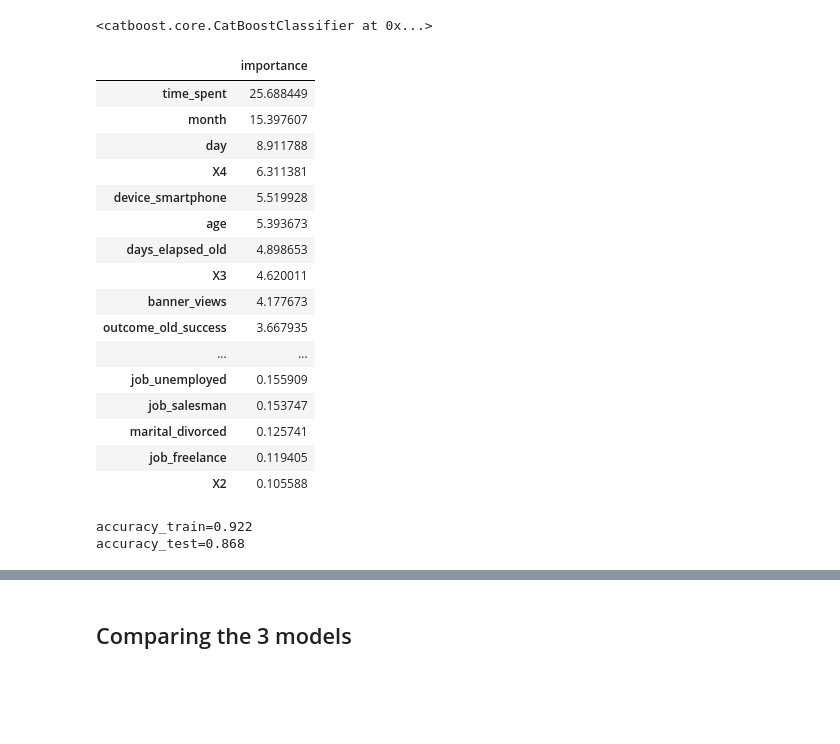
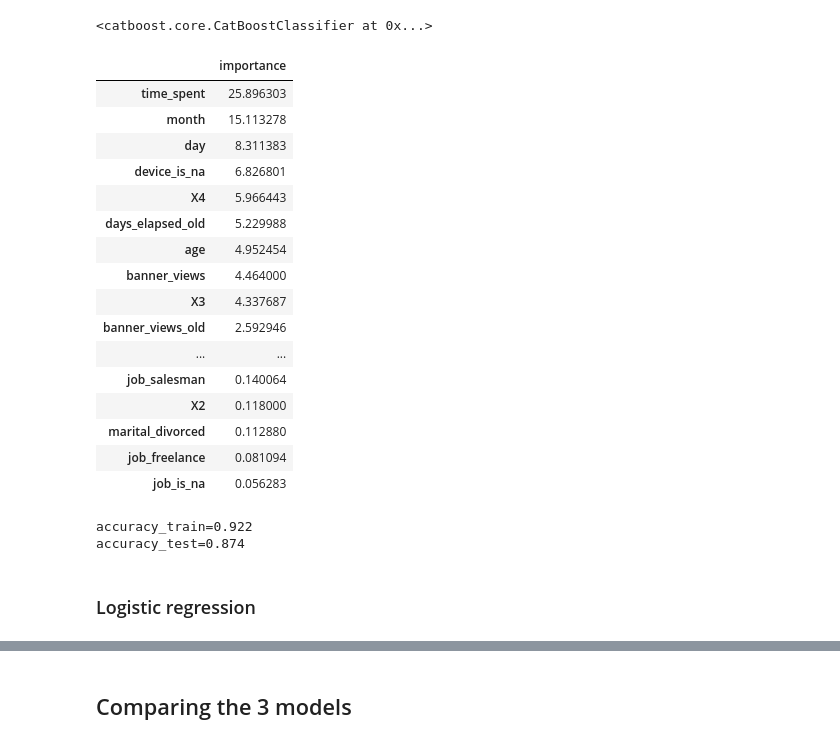
Before and after one commit to GuthHannes/ML_project, a Jupyter notebook: Project ML.ipynb, the cells around one changed output, grey strips where cells are left out. Drawn from its saved outputs; the diff is of its cells as text; code cells hidden in the pictures; blank space fills up the shorter version.

Commit message:
implemented ensemble of models

```diff
--- a/Project ML.ipynb
+++ b/Project ML.ipynb
@@ -120,7 +120,7 @@ def encode_categorical_features(
                     drop=True)
             else:
                 full_data = data
-            pred, na_index = predict_na(
+            pred, na_index = predict_na_method(
                 dataframe=full_data,
                 column=col,
                 is_train=is_train
@@ -141,7 +141,7 @@ def encode_categorical_features(
 predictor_models = dict()
 
 
-def predict_na(
+def predict_na_method(
         dataframe,
         column,
         is_train,
@@ -153,7 +153,7 @@ def predict_na(
     if model_class is None:
         model_class = CatBoostClassifier
         model_params['verbose'] = False
-    columns_to_drop = ['Id'] + categorical_columns + [column]
+    columns_to_drop = categorical_columns + [column]
     if 'subscription' in dataframe.columns:
         columns_to_drop.append('subscription')
     X = dataframe.drop(columns=columns_to_drop)
@@ -209,11 +209,12 @@ from sklearn.ensemble import RandomForestClassifier
 from sklearn.model_selection import GridSearchCV
 from sklearn.metrics import accuracy_score
 from sklearn.model_selection import train_test_split
+from catboost import CatBoostClassifier
 
 # Preprocess data
 transformed_train = transform_data(
     train,
-    predict_na=False,
+    predict_na=True,
     is_train=True,
     categorical_columns=categorical_columns
 )
@@ -326,36 +327,36 @@ accuracy_test=0.859
 # %%
 from catboost import CatBoostClassifier
 
-model = CatBoostClassifier(verbose=False)
+best_catboost = CatBoostClassifier(verbose=False)
 
-model.fit(X_train, y_train)
+best_catboost.fit(X_train, y_train)
 # %% [output]
 <catboost.core.CatBoostClassifier at 0x...>
 # %%
 importance = pd.DataFrame(
-    model.feature_importances_,
+    best_catboost.feature_importances_,
     index=X_train.columns,
     columns=['importance']
 ).sort_values(
     by='importance',
     ascending=False
 )
 importance
 # %% [output]
 |  | importance |
-| time_spent | 25.688449 |
-| month | 15.397607 |
-| day | 8.911788 |
-| X4 | 6.311381 |
-| device_smartphone | 5.519928 |
-| age | 5.393673 |
-| days_elapsed_old | 4.898653 |
-| X3 | 4.620011 |
-| banner_views | 4.177673 |
-| outcome_old_success | 3.667935 |
+| time_spent | 25.896303 |
+| month | 15.113278 |
+| day | 8.311383 |
+| device_is_na | 6.826801 |
+| X4 | 5.966443 |
+| days_elapsed_old | 5.229988 |
+| age | 4.952454 |
+| banner_views | 4.464000 |
+| X3 | 4.337687 |
+| banner_views_old | 2.592946 |
 | ... | ... |
-| job_unemployed | 0.155909 |
-| job_salesman | 0.153747 |
-| marital_divorced | 0.125741 |
-| job_freelance | 0.119405 |
-| X2 | 0.105588 |
+| job_salesman | 0.140064 |
+| X2 | 0.118000 |
+| marital_divorced | 0.112880 |
+| job_freelance | 0.081094 |
+| job_is_na | 0.056283 |
@@ -365,9 +363,12 @@ predict_train = model.predict(X_train)
 # %%
-from sklearn.metrics import accuracy_score
+predict_test = best_catboost.predict(X_test)
+predict_train = best_catboost.predict(X_train)
 
 accuracy_train = round(accuracy_score(y_train, predict_train), 3)
 accuracy_test = round(accuracy_score(y_test, predict_test), 3)
 print(f'{accuracy_train=}\n{accuracy_test=}')
 # %% [output]
 accuracy_train=0.922
-accuracy_test=0.868
+accuracy_test=0.874
+# %% [markdown]
+### Logistic regression
```
Also changed, not shown: parts of 19 cells of this notebook.
